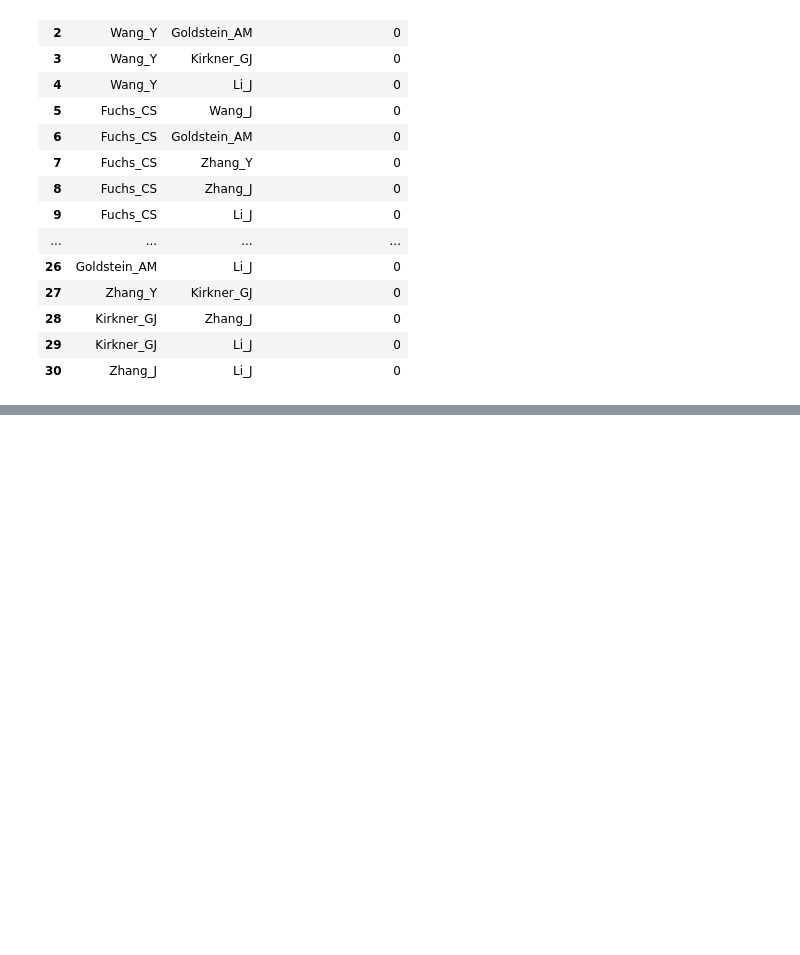
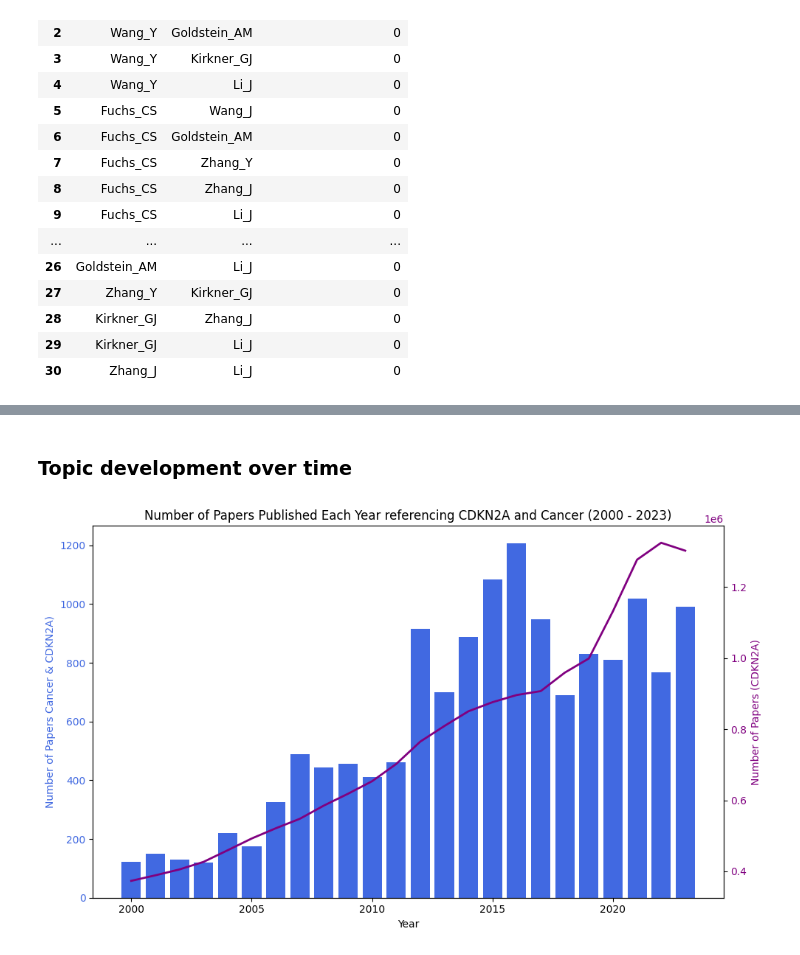
Before and after one commit to ThanakornMix/G1-Consulting-Data-Science, a Jupyter notebook: Consulting.ipynb, the cells around one changed output, grey strips where cells are left out. Cells and saved outputs as stored; diff of their text form; code cells hidden in the pictures; blank space fills up the shorter version.

```diff
--- a/Consulting.ipynb
+++ b/Consulting.ipynb
@@ -275,0 +381,30 @@ df_no_coauthored
+# %% [markdown]
+### Topic development over time
+# %%
+# using the paper_counts dataframe filter to only have years 2000-2023
+filtered_paper_counts = paper_counts[(paper_counts['Year'] >= 2000)& (paper_counts['Year'] <= 2023)]
+# count the number of papers per year in the dataframe of cancer related papers
+cancer_paper_counts = cancer_rows.groupby('Year').size().reset_index(name='Count')
+# filter only years 2000 -2023
+cancer_paper_counts = cancer_paper_counts[(cancer_paper_counts['Year'] >= 2000)& (cancer_paper_counts['Year'] <= 2023)]
+
+
+combined_counts, ax1 = plt.subplots(figsize=(10, 6))
+# plot the bar chart for cancer paper counts
+ax1.bar(cancer_paper_counts['Year'], cancer_paper_counts['Count'], color='royalblue', label='CDKN2A and Cancer', width=0.8)
+ax1.set_xlabel('Year')
+ax1.set_ylabel('Number of Papers Cancer & CDKN2A)', color='royalblue')
+ax1.tick_params(axis='y', labelcolor='royalblue')
+
+# create a second y-axis for the line chart
+ax2 = ax1.twinx()
+ax2.plot(filtered_paper_counts['Year'], filtered_paper_counts['Count'], color='purple', label='CDKN2A', linewidth=2)
+ax2.set_ylabel('Number of Papers (CDKN2A)', color='purple')
+ax2.tick_params(axis='y', labelcolor='purple')
+
+# add the title and show the plot
+plt.title('Number of Papers Published Each Year referencing CDKN2A and Cancer (2000 - 2023)')
+combined_counts.tight_layout()
+plt.show()
+# %% [output]
+[figure, added]
```
Also changed, not shown: parts of 10 cells of this notebook.
